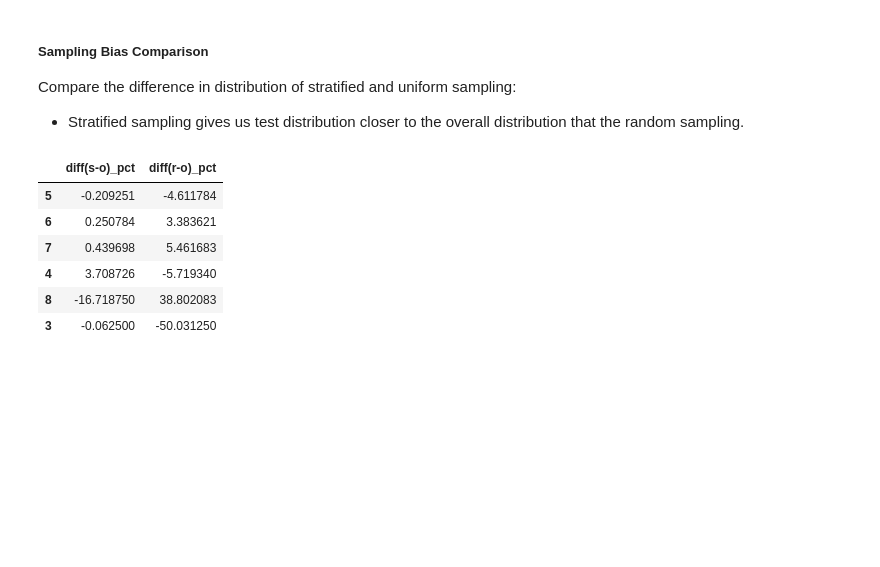
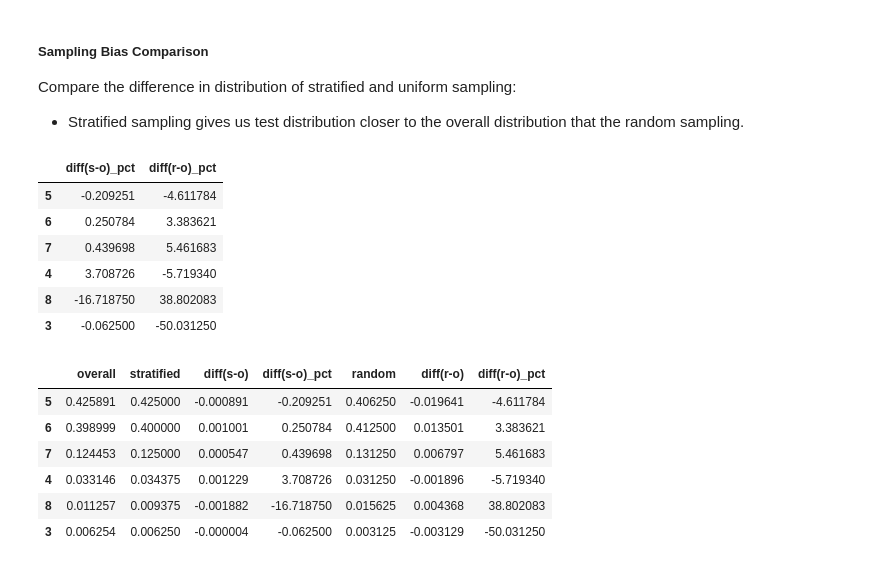
Before and after one commit to AnvayRaj/MLP-Notes, a Jupyter notebook: Week1/1_1_Looking_at_the_big_picture.ipynb, the cells around one changed output. Saved outputs shown, nothing was run; the diff lists cells and outputs as text; code cells hidden in the pictures; blank space fills up the shorter version.

```diff
--- a/Week1/1_1_Looking_at_the_big_picture.ipynb
+++ b/Week1/1_1_Looking_at_the_big_picture.ipynb
@@ -355,3 +355,13 @@ dist_comparison.loc[:, ['diff(s-o)_pct', 'diff(r-o)_pct']]
 | 4 | 3.708726 | -5.719340 |
 | 8 | -16.718750 | 38.802083 |
 | 3 | -0.062500 | -50.031250 |
+# %%
+dist_comparison
+# %% [output]
+|  | overall | stratified | diff(s-o) | diff(s-o)_pct | random | diff(r-o) | diff(r-o)_pct |
+| 5 | 0.425891 | 0.425000 | -0.000891 | -0.209251 | 0.406250 | -0.019641 | -4.611784 |
+| 6 | 0.398999 | 0.400000 | 0.001001 | 0.250784 | 0.412500 | 0.013501 | 3.383621 |
+| 7 | 0.124453 | 0.125000 | 0.000547 | 0.439698 | 0.131250 | 0.006797 | 5.461683 |
+| 4 | 0.033146 | 0.034375 | 0.001229 | 3.708726 | 0.031250 | -0.001896 | -5.719340 |
+| 8 | 0.011257 | 0.009375 | -0.001882 | -16.718750 | 0.015625 | 0.004368 | 38.802083 |
+| 3 | 0.006254 | 0.006250 | -0.000004 | -0.062500 | 0.003125 | -0.003129 | -50.031250 |
```
